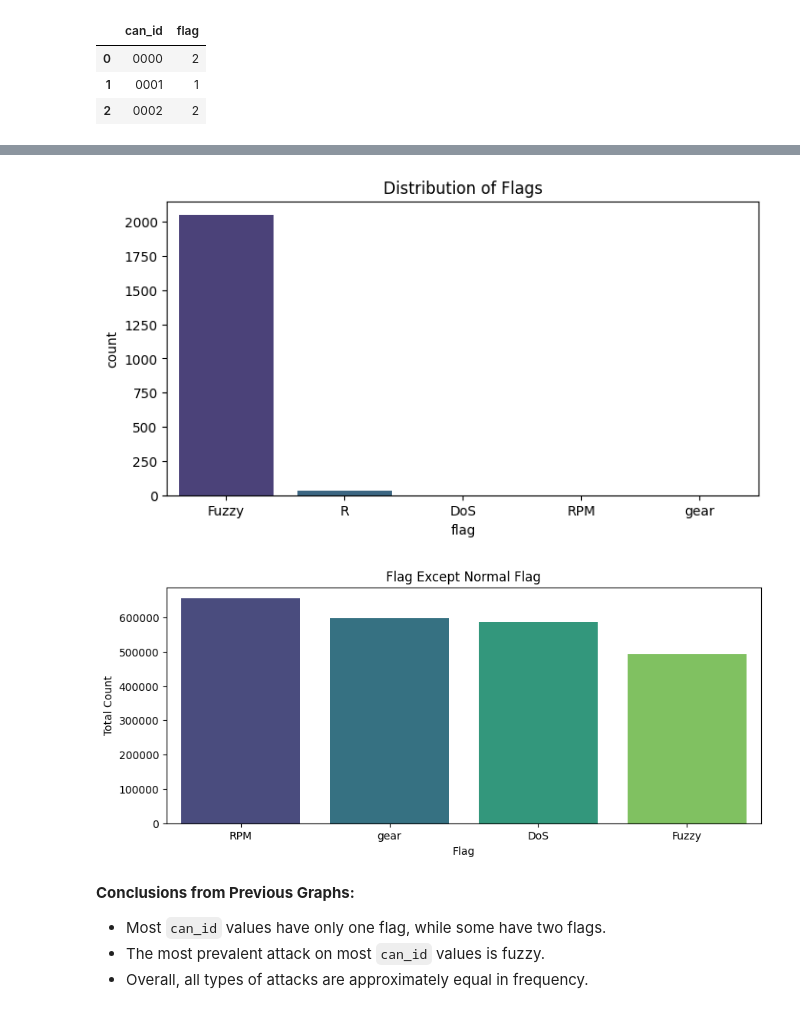
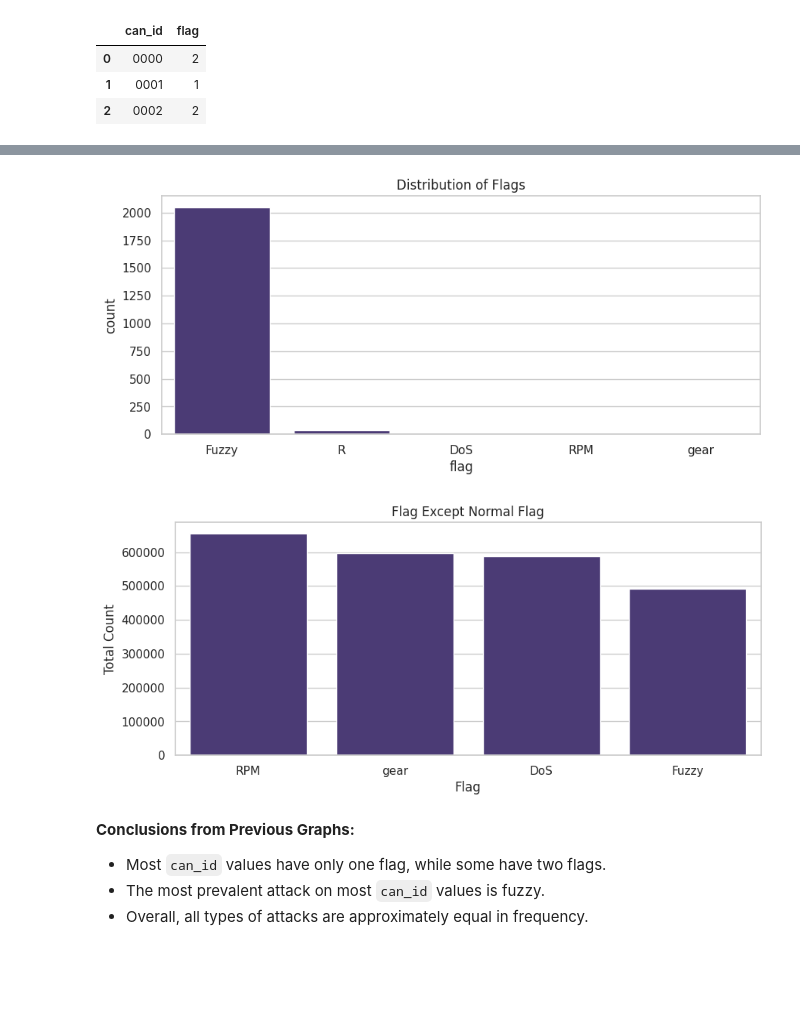
Before and after one commit to mai-daly-brightskies/Driving-Pattern-Profiling-, a Jupyter notebook: notebooks/Hacking_Cars_GP_Cleaning_&_EDA.ipynb, the cells around one changed output, grey strips where cells are left out. Cells and saved outputs as stored; diff of their text form; code cells hidden in the pictures; blank space fills up the shorter version.

Commit message:
add visualization & apply machine learning

```diff
--- a/notebooks/Hacking_Cars_GP_Cleaning_&_EDA.ipynb
+++ b/notebooks/Hacking_Cars_GP_Cleaning_&_EDA.ipynb
@@ -301,19 +308,17 @@ plt.show()
 # %%
-plt.figure(figsize=(8, 4))
-sns.countplot(x='flag', data=grouped_canId_flag, palette='viridis', order=grouped_canId_flag['flag'].value_counts().index)
+sns.countplot(x='flag', data=grouped_canId_flag, order=grouped_canId_flag['flag'].value_counts().index)
 plt.title('Distribution of Flags')
 plt.show()
 # %% [output]
-[figure, old version]
+[figure, new version]
 # %%
-plt.figure(figsize=(10, 4))
-sns.countplot(x='flag', data=data, palette='viridis', order=data['flag'].value_counts().index[1:])
+sns.countplot(x='flag', data=data, order=data['flag'].value_counts().index[1:])
 plt.title('Flag Except Normal Flag')
 plt.xlabel('Flag')
 plt.ylabel('Total Count')
 plt.show()
 # %% [output]
-[figure, old version]
+[figure, new version]
 # %% [markdown]
 **Conclusions from Previous Graphs:**
 
```
Also changed, not shown: parts of 20 cells of this notebook, 1 other file.
